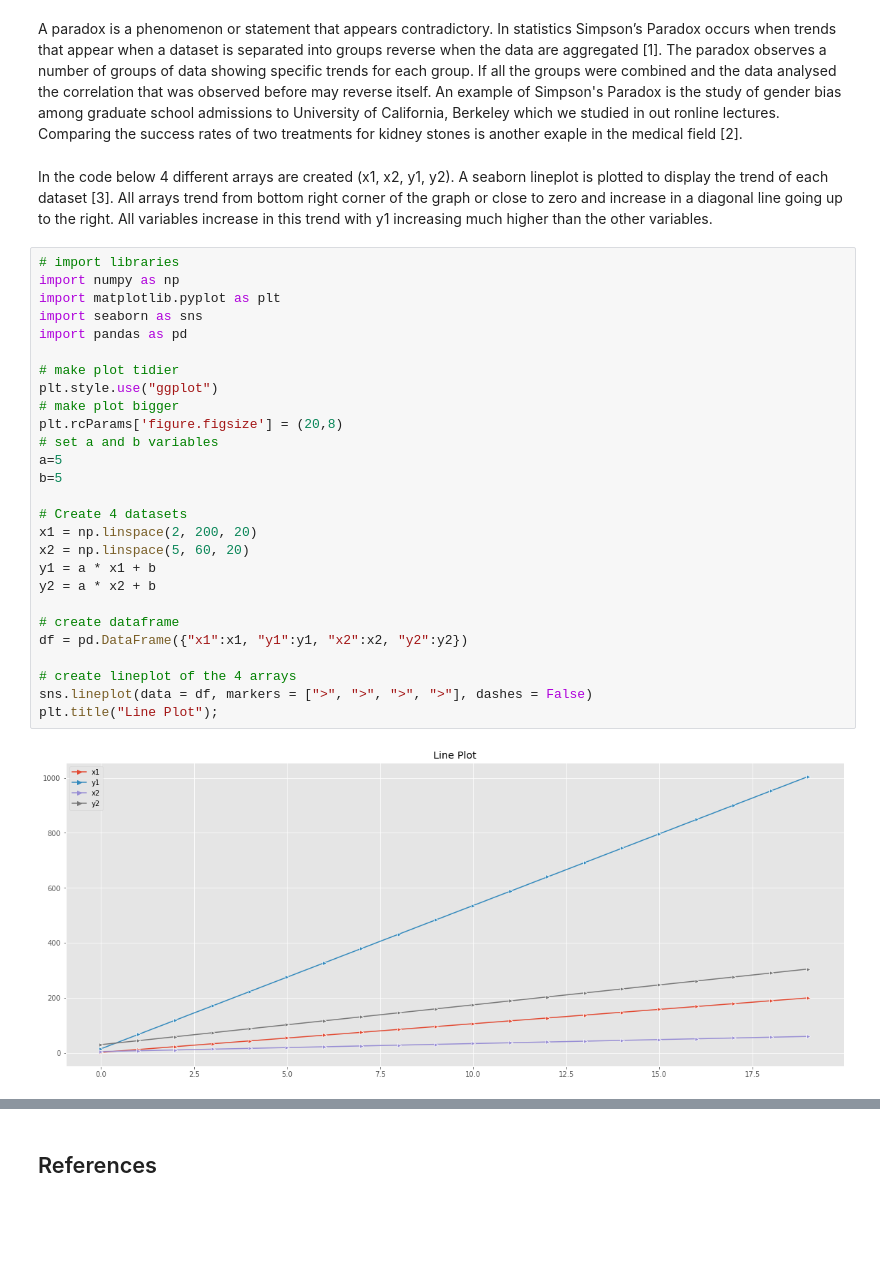
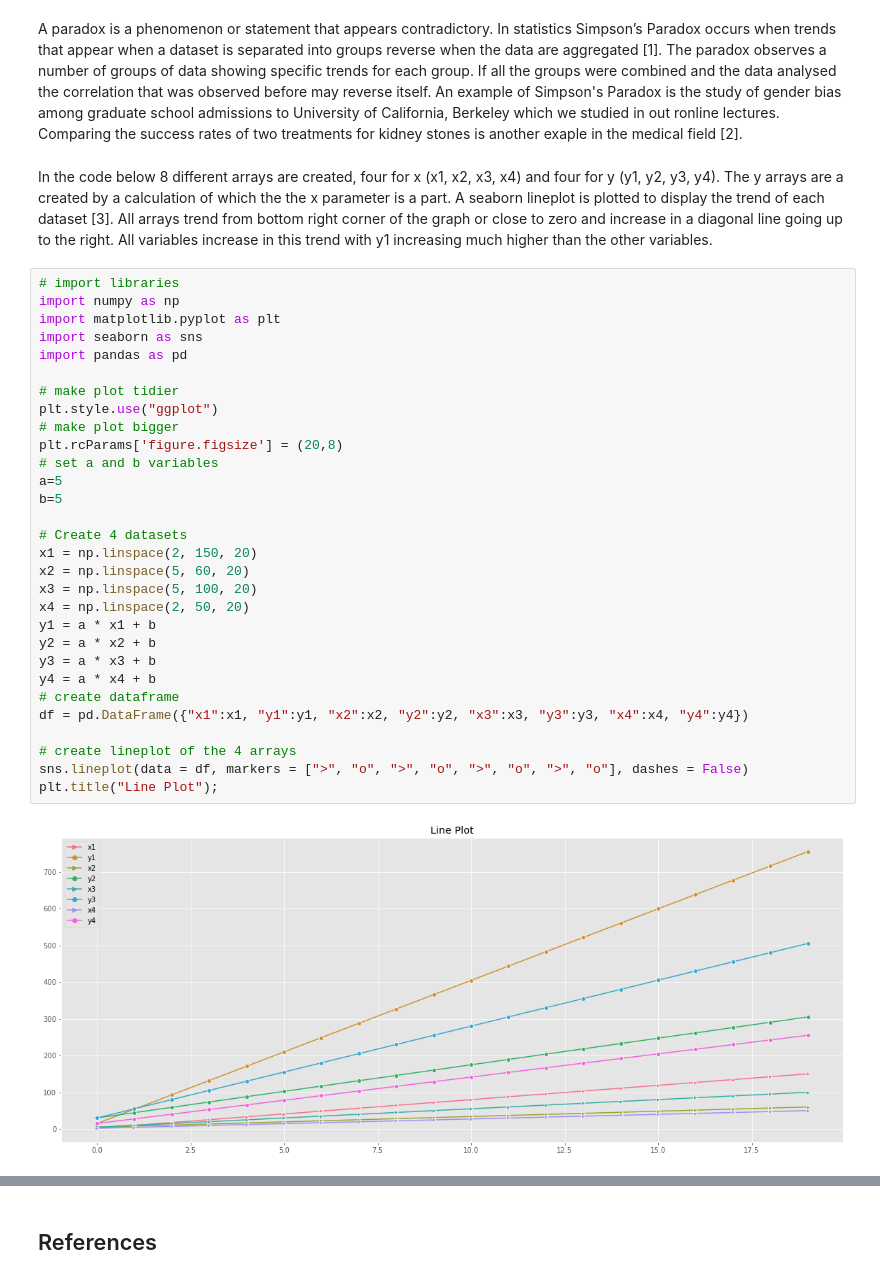
Before and after one commit to nmanley73/Tasks-Fundamentals, a Jupyter notebook: Tasks-Fundamentals.ipynb, the cells around one changed output, grey strips where cells are left out. Drawn from its saved outputs; the diff is of its cells as text; blank space fills up the shorter version.

```diff
--- a/Tasks-Fundamentals.ipynb
+++ b/Tasks-Fundamentals.ipynb
@@ -313,34 +314,37 @@ Simpson’s paradox is a well-known statistical paradox where a trend evident in
 # %% [markdown]
 A paradox is a phenomenon or statement that appears contradictory. In statistics Simpson’s Paradox occurs when trends that appear when a dataset is separated into groups reverse when the data are aggregated [1]. The paradox observes a number of groups of data showing specific trends for each group. If all the groups were combined and the data analysed the correlation that was observed before may reverse itself. An example of Simpson's Paradox is the study of gender bias among graduate school admissions to University of California, Berkeley which we studied in out ronline lectures. Comparing the success rates of two treatments for kidney stones is another exaple in the medical field [2].
 # %% [markdown]
-In the code below 4 different arrays are created (x1, x2, y1, y2). A seaborn lineplot is plotted to display the trend of each dataset [3]. All arrays trend from bottom right corner of the graph or close to zero and increase in a diagonal line going up to the right. All variables increase in this trend with y1 increasing much higher than the other variables.
+In the code below 8 different arrays are created, four for x (x1, x2, x3, x4) and four for y (y1, y2, y3, y4). The y arrays are a created by a calculation of which the the x parameter is a part. A seaborn lineplot is plotted to display the trend of each dataset [3]. All arrays trend from bottom right corner of the graph or close to zero and increase in a diagonal line going up to the right. All variables increase in this trend with y1 increasing much higher than the other variables.
 # %%
 # import libraries
 import numpy as np
 import matplotlib.pyplot as plt
 import seaborn as sns
 import pandas as pd
 
 # make plot tidier
 plt.style.use("ggplot")
 # make plot bigger
 plt.rcParams['figure.figsize'] = (20,8)
 # set a and b variables
 a=5
 b=5
 
 # Create 4 datasets
-x1 = np.linspace(2, 200, 20)
+x1 = np.linspace(2, 150, 20)
 x2 = np.linspace(5, 60, 20)
+x3 = np.linspace(5, 100, 20)
+x4 = np.linspace(2, 50, 20)
 y1 = a * x1 + b
 y2 = a * x2 + b
-
+y3 = a * x3 + b
+y4 = a * x4 + b
 # create dataframe
-df = pd.DataFrame({"x1":x1, "y1":y1, "x2":x2, "y2":y2})
+df = pd.DataFrame({"x1":x1, "y1":y1, "x2":x2, "y2":y2, "x3":x3, "y3":y3, "x4":x4, "y4":y4})
 
 # create lineplot of the 4 arrays
-sns.lineplot(data = df, markers = [">", ">", ">", ">"], dashes = False)
+sns.lineplot(data = df, markers = [">", "o", ">", "o", ">", "o", ">", "o"], dashes = False)
 plt.title("Line Plot");
 # %% [output]
-[figure, old version]
+[figure, new version]
 # %% [markdown]
```
Also changed, not shown: parts of 7 cells of this notebook.
